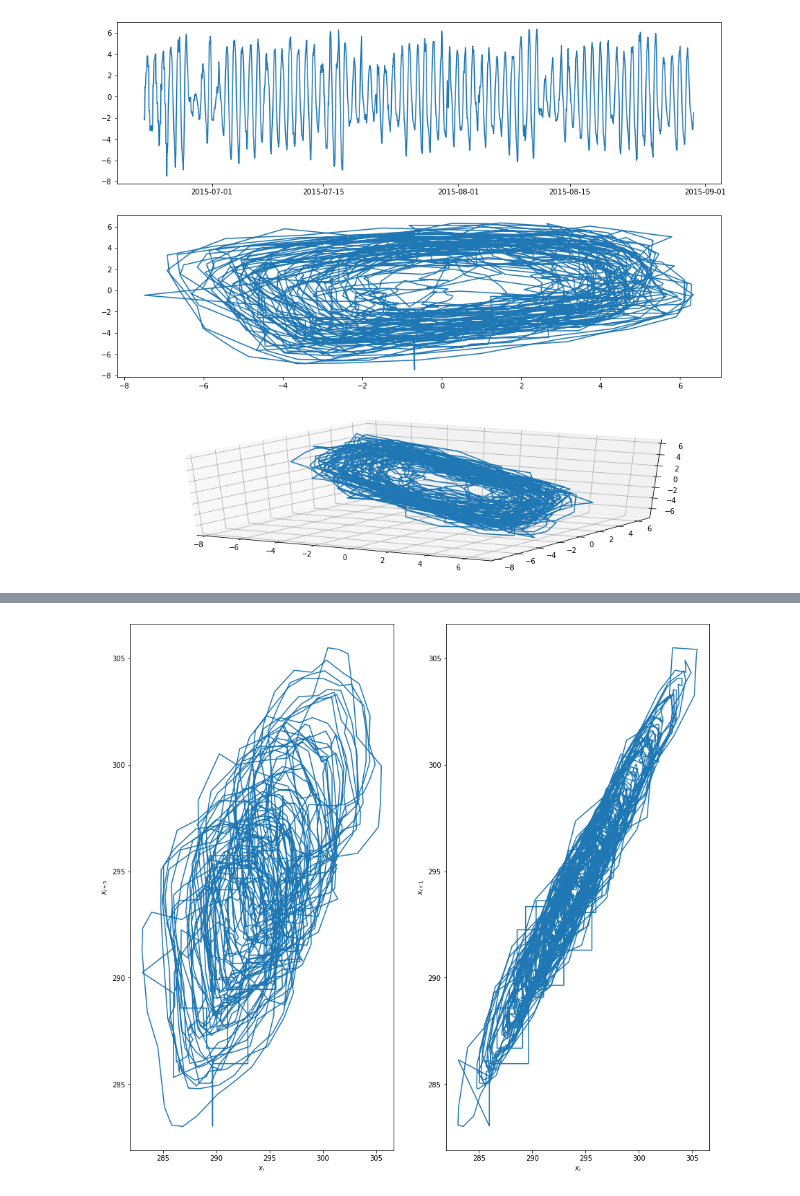
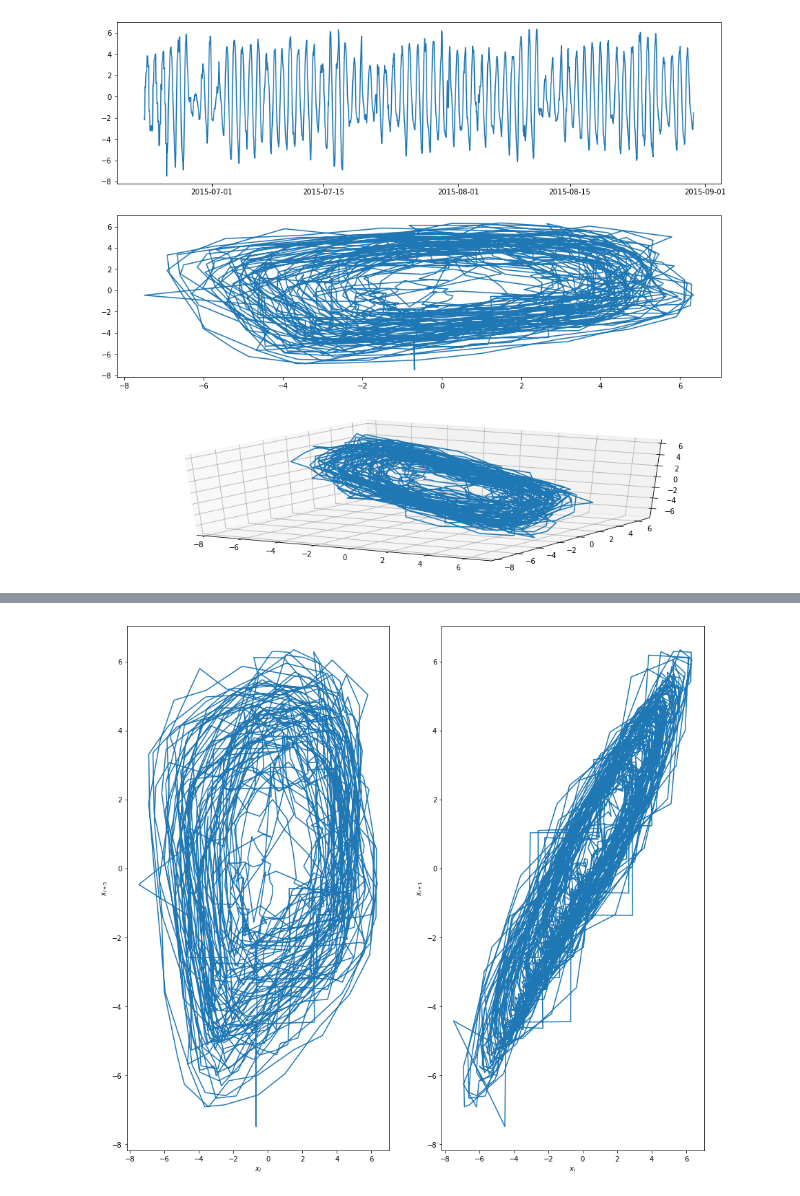
Before and after one commit to SpaceAntelope/dataframe-takens, a Jupyter notebook: Notebooks/PY Notebook.ipynb, the cells around one changed output, grey strips where cells are left out. Drawn from its saved outputs; the diff is of its cells as text; code cells hidden in the pictures.

```diff
--- a/Notebooks/PY Notebook.ipynb
+++ b/Notebooks/PY Notebook.ipynb
@@ -113,18 +115,18 @@ plt.ylabel('mutual information');
 # %%
 #embedd into two dimensions
-embeddedWeather = takensEmbedding(weatherDataMontreal,5,2);
+embeddedWeather = takensEmbedding(filteredWeatherData,5,2);
 #plot the time-series and the embedded one
 fig, ax = plt.subplots(nrows=1,ncols=2,figsize=(15,14));
 ax[0].plot(embeddedWeather[0,:],embeddedWeather[1,:]);
 ax[0].set_xlabel('$x_i$');
 ax[0].set_ylabel('$x_{i+5}$');
 #now with delay=1
-embeddedWeather = takensEmbedding(weatherDataMontreal,1,2);
+embeddedWeather = takensEmbedding(filteredWeatherData,1,2);
 ax[1].plot(embeddedWeather[0,:],embeddedWeather[1,:]);
 ax[1].set_xlabel('$x_i$');
 ax[1].set_ylabel('$x_{i+1}$');
 # %% [output]
-[figure, old version]
+[figure, new version]
 # %%
 tempDf = temperatureDF.copy()
 # %%
```
Also changed, not shown: parts of 20 cells of this notebook, 3 other files.
